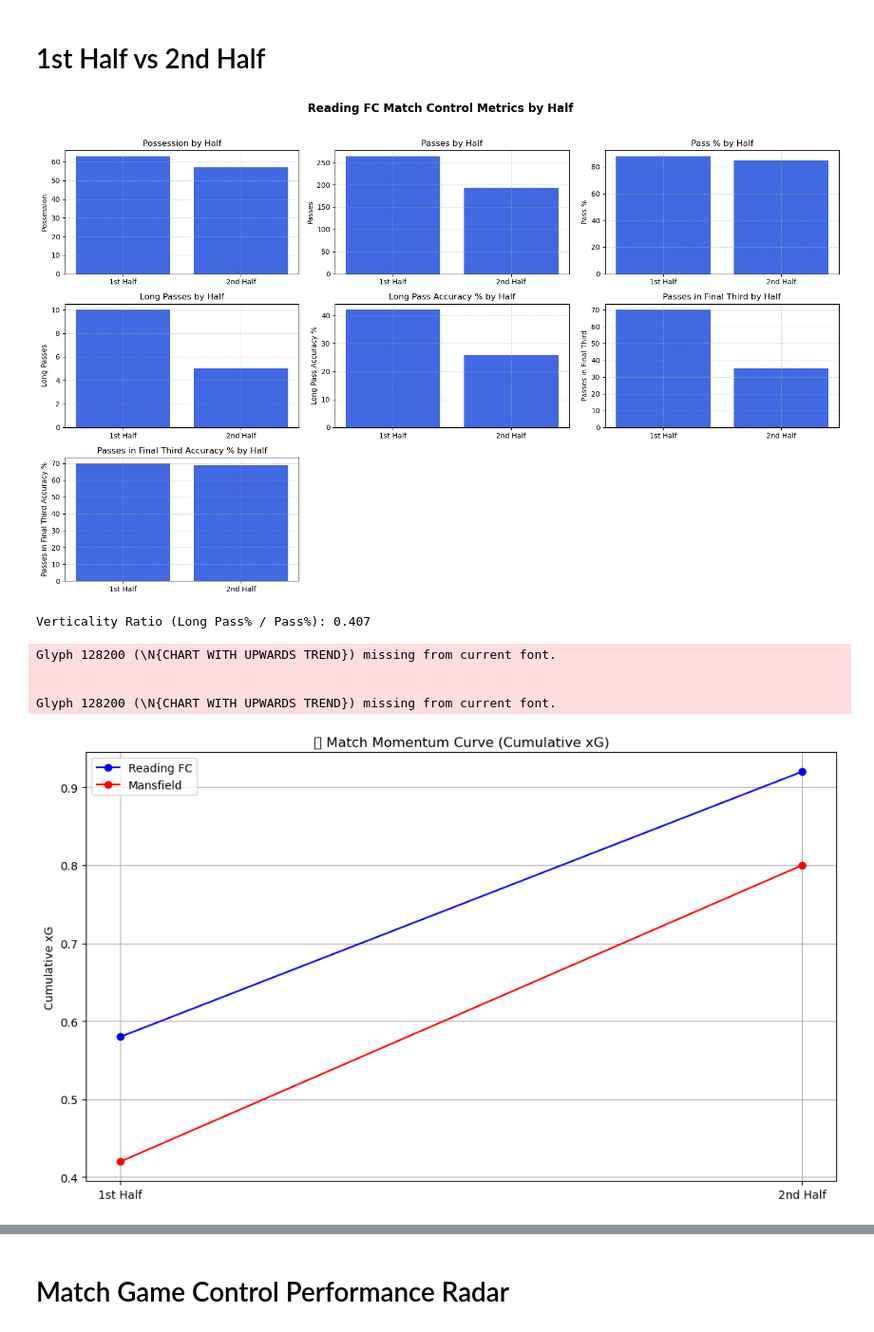
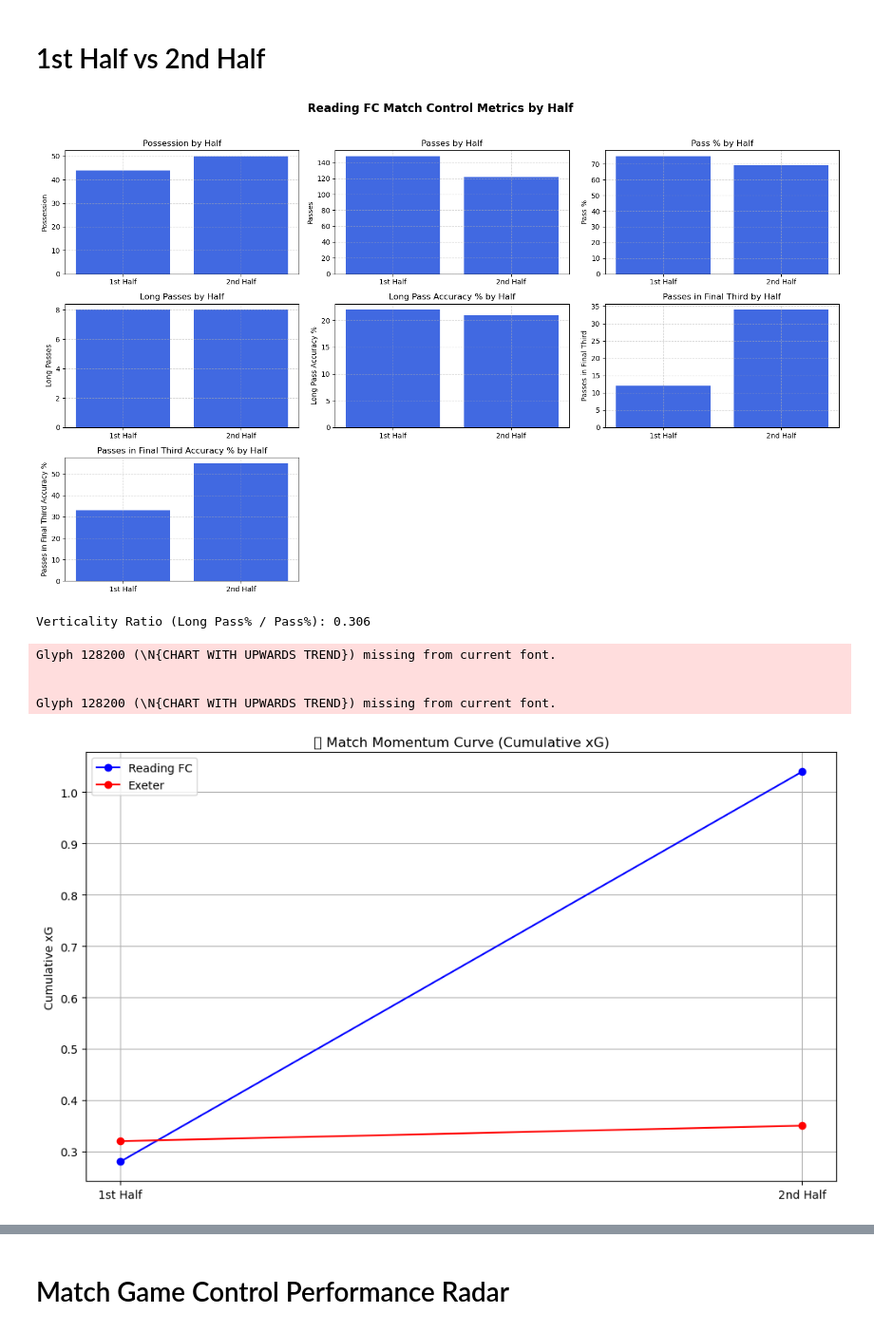
Before and after one commit to abryantgithub/Football_Analysis, a Jupyter notebook: notebooks/match-reports/Exeter.ipynb, the cells around one changed output, grey strips where cells are left out. Shown at 95% size. Cells and saved outputs as stored; diff of their text form; code cells hidden in the pictures.

```diff
--- a/notebooks/match-reports/Exeter.ipynb
+++ b/notebooks/match-reports/Exeter.ipynb
@@ -22,9 +22,9 @@ import numpy as np
 df = pd.read_csv('../../data/rfc_matchdata.csv')
 
 # Filtering for Mansfield at Home
-df_mansfield_home = df[(df["Opponent"] == "Mansfield") & (df["Venue"] == "H")].reset_index(drop=True)
+df_exeter_away = df[(df["Opponent"] == "Exeter") & (df["Venue"] == "A")].reset_index(drop=True)
 
-match = df_mansfield_home.iloc[0]
+match = df_exeter_away.iloc[0]
 # %% [markdown]
 - "rfc" = Reading FC based stat
 - "opp" = Opponent based stat
@@ -590,42 +590,42 @@ plt.suptitle("Reading FC Match Control Metrics by Half", fontsize=16, weight='bo
 plt.tight_layout(rect=[0, 0, 1, 0.96])
 plt.show()
 # %% [output]
-[figure, old version]
+[figure, new version]
 # %%
 verticality = match['rfc_LongPass%'] / match['rfc_Pass%'] if match['rfc_Pass%'] else 0
 print("Verticality Ratio (Long Pass% / Pass%):", round(verticality, 3))
 # %% [output]
-Verticality Ratio (Long Pass% / Pass%): 0.407
+Verticality Ratio (Long Pass% / Pass%): 0.306
 # %%
 import matplotlib.pyplot as plt
 
 # Get xG by half
 rfc_xg = [match['rfc_xG_1st'], match['rfc_xG_2nd']]
 opp_xg = [match['opp_xG_1st'], match['opp_xG_2nd']]
 
 # Cumulative xG over halves
 rfc_cumulative = [rfc_xg[0], rfc_xg[0] + rfc_xg[1]]
 opp_cumulative = [opp_xg[0], opp_xg[0] + opp_xg[1]]
 
 # Plotting
 plt.figure(figsize=(10, 6))
 plt.plot([0, 1], rfc_cumulative, label='Reading FC', color='blue', marker='o')
-plt.plot([0, 1], opp_cumulative, label='Mansfield', color='red', marker='o')
+plt.plot([0, 1], opp_cumulative, label='Exeter', color='red', marker='o')
 
 # Styling
 plt.xticks([0, 1], ['1st Half', '2nd Half'])
 plt.title("📈 Match Momentum Curve (Cumulative xG)")
 plt.ylabel("Cumulative xG")
 plt.grid(True)
 plt.legend()
 plt.tight_layout()
 plt.show()
 # %% [output]
 Glyph 128200 (\N{CHART WITH UPWARDS TREND}) missing from current font.
 
 
 Glyph 128200 (\N{CHART WITH UPWARDS TREND}) missing from current font.
-[figure, old version]
+[figure, new version]
 # %%
 # Custom "dominance" index (normalize components first)
 def normalize(val, max_val):
```
Also changed, not shown: parts of 27 cells of this notebook, 1 other file.
